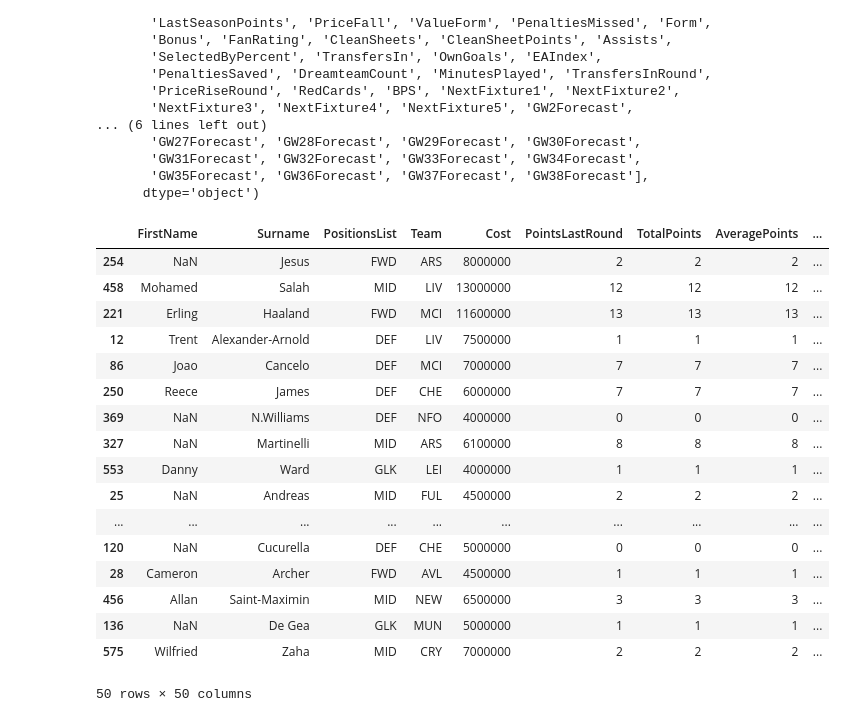
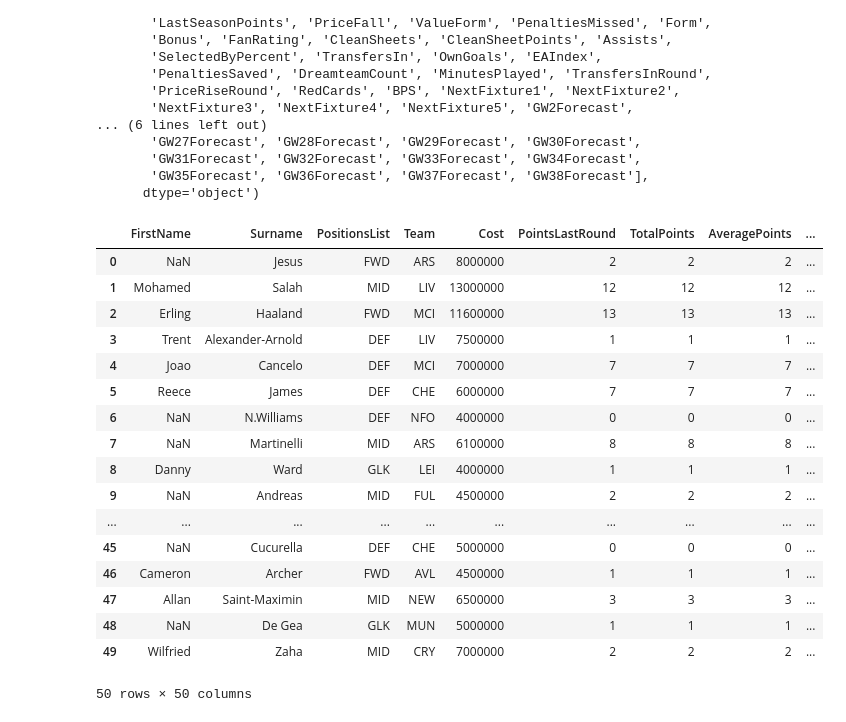
Before and after one commit to loaiwalid07/fantasy, a Jupyter notebook: analysis_note.ipynb, the cells around one changed output. Saved outputs shown, nothing was run; the diff lists cells and outputs as text; code cells hidden in the pictures.

```diff
--- a/analysis_note.ipynb
+++ b/analysis_note.ipynb
@@ -89,25 +89,25 @@ Index(['FirstName', 'Surname', 'PositionsList', 'Team', 'Cost',
       dtype='object')
 # %%
 #Top selected Plyers
-data.sort_values(by=['SelectedByPercent'],ascending=False)[data.columns[:(data.columns.get_indexer(['NextFixture5'])+2)[0]]].head(50)
+data.sort_values(by=['SelectedByPercent'],ascending=False,ignore_index=True)[data.columns[:(data.columns.get_indexer(['NextFixture5'])+2)[0]]].head(50)
 # %% [output]
 |  | FirstName | Surname | PositionsList | Team | Cost | PointsLastRound | TotalPoints | AveragePoints | ... |
-| 254 | NaN | Jesus | FWD | ARS | 8000000 | 2 | 2 | 2 | ... |
-| 458 | Mohamed | Salah | MID | LIV | 13000000 | 12 | 12 | 12 | ... |
-| 221 | Erling | Haaland | FWD | MCI | 11600000 | 13 | 13 | 13 | ... |
-| 12 | Trent | Alexander-Arnold | DEF | LIV | 7500000 | 1 | 1 | 1 | ... |
-| 86 | Joao | Cancelo | DEF | MCI | 7000000 | 7 | 7 | 7 | ... |
-| 250 | Reece | James | DEF | CHE | 6000000 | 7 | 7 | 7 | ... |
-| 369 | NaN | N.Williams | DEF | NFO | 4000000 | 0 | 0 | 0 | ... |
-| 327 | NaN | Martinelli | MID | ARS | 6100000 | 8 | 8 | 8 | ... |
-| 553 | Danny | Ward | GLK | LEI | 4000000 | 1 | 1 | 1 | ... |
-| 25 | NaN | Andreas | MID | FUL | 4500000 | 2 | 2 | 2 | ... |
+| 0 | NaN | Jesus | FWD | ARS | 8000000 | 2 | 2 | 2 | ... |
+| 1 | Mohamed | Salah | MID | LIV | 13000000 | 12 | 12 | 12 | ... |
+| 2 | Erling | Haaland | FWD | MCI | 11600000 | 13 | 13 | 13 | ... |
+| 3 | Trent | Alexander-Arnold | DEF | LIV | 7500000 | 1 | 1 | 1 | ... |
+| 4 | Joao | Cancelo | DEF | MCI | 7000000 | 7 | 7 | 7 | ... |
+| 5 | Reece | James | DEF | CHE | 6000000 | 7 | 7 | 7 | ... |
+| 6 | NaN | N.Williams | DEF | NFO | 4000000 | 0 | 0 | 0 | ... |
+| 7 | NaN | Martinelli | MID | ARS | 6100000 | 8 | 8 | 8 | ... |
+| 8 | Danny | Ward | GLK | LEI | 4000000 | 1 | 1 | 1 | ... |
+| 9 | NaN | Andreas | MID | FUL | 4500000 | 2 | 2 | 2 | ... |
 | ... | ... | ... | ... | ... | ... | ... | ... | ... | ... |
-| 120 | NaN | Cucurella | DEF | CHE | 5000000 | 0 | 0 | 0 | ... |
-| 28 | Cameron | Archer | FWD | AVL | 4500000 | 1 | 1 | 1 | ... |
-| 456 | Allan | Saint-Maximin | MID | NEW | 6500000 | 3 | 3 | 3 | ... |
-| 136 | NaN | De Gea | GLK | MUN | 5000000 | 1 | 1 | 1 | ... |
-| 575 | Wilfried | Zaha | MID | CRY | 7000000 | 2 | 2 | 2 | ... |
+| 45 | NaN | Cucurella | DEF | CHE | 5000000 | 0 | 0 | 0 | ... |
+| 46 | Cameron | Archer | FWD | AVL | 4500000 | 1 | 1 | 1 | ... |
+| 47 | Allan | Saint-Maximin | MID | NEW | 6500000 | 3 | 3 | 3 | ... |
+| 48 | NaN | De Gea | GLK | MUN | 5000000 | 1 | 1 | 1 | ... |
+| 49 | Wilfried | Zaha | MID | CRY | 7000000 | 2 | 2 | 2 | ... |
 50 rows × 50 columns
 # %%
 # Forcasting
```
Also changed, not shown: parts of 4 cells of this notebook, 1 other file.
